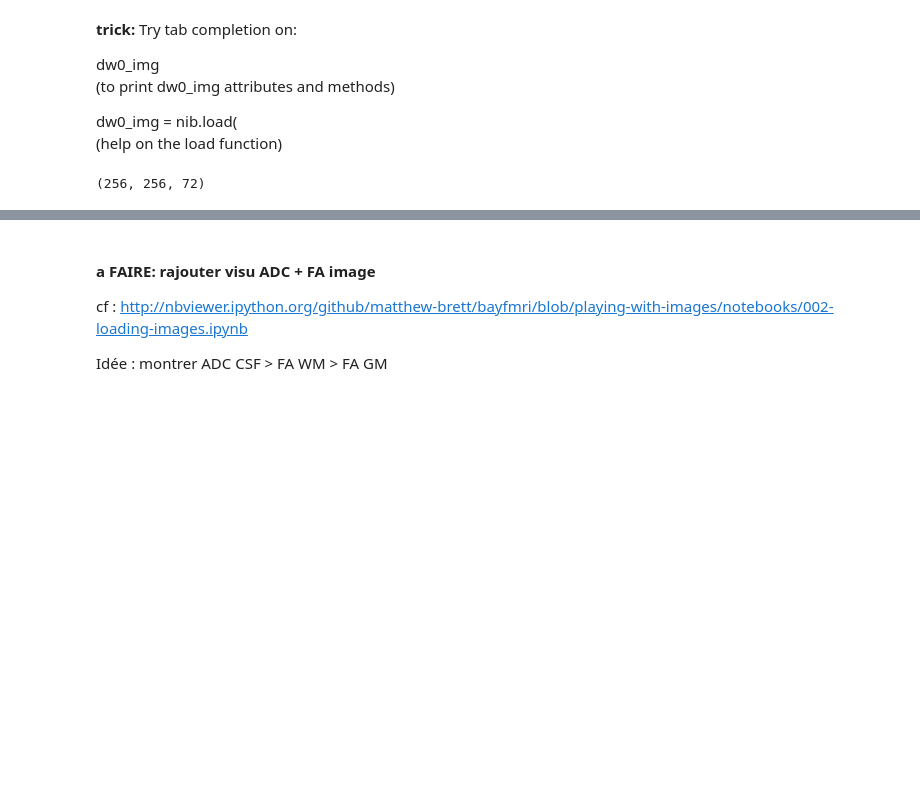
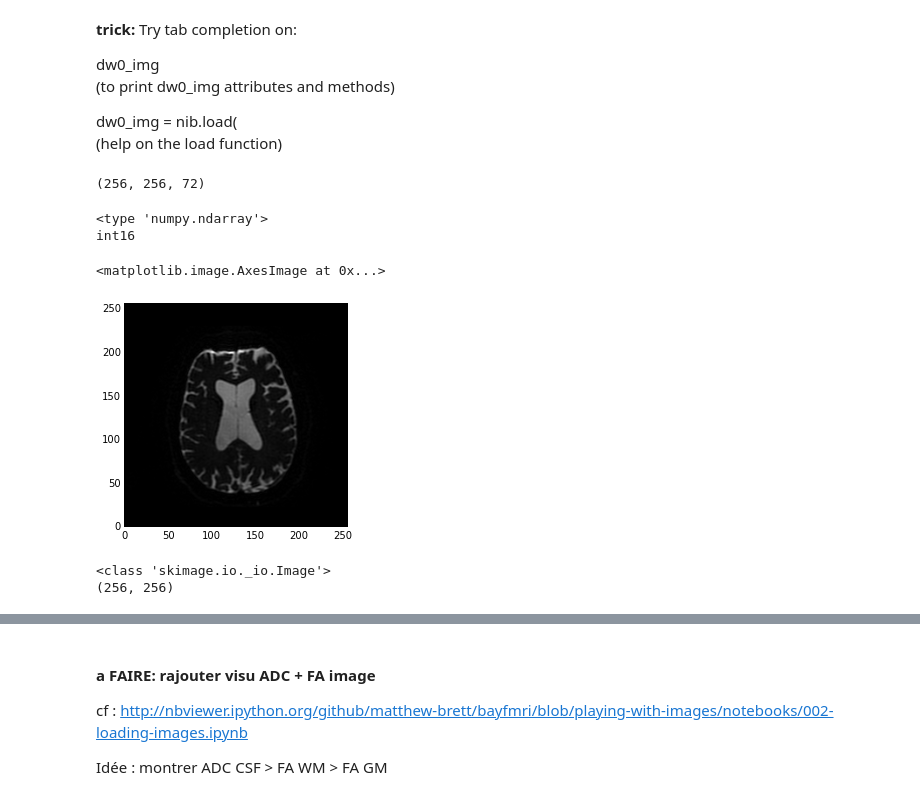
Before and after one commit to PaulineRoca/bme-master-dwmri, a Jupyter notebook: bme_dwi_practical.ipynb, the cells around one changed output, grey strips where cells are left out. Cells and saved outputs as stored; diff of their text form; code cells hidden in the pictures; blank space fills up the shorter version.

```diff
--- a/bme_dwi_practical.ipynb
+++ b/bme_dwi_practical.ipynb
@@ -118,7 +154,19 @@ dw0_img.shape
 (256, 256, 72)
 # %%
 dw0_arr = dw0_img.get_data() # get the data array
-type(dw0_arr)
+print type(dw0_arr)
+print dw0_arr.dtype
 middle_slice = dw0_arr[:,:,34]
-plt.imshow(middle_slice, cmap='gray')
-plt.show()
+plt.imshow(middle_slice.T, cmap='gray',origin="lower")
+# %% [output]
+<type 'numpy.ndarray'>
+int16
+<matplotlib.image.AxesImage at 0x...>
+[figure, added]
+# %%
+slicedw0_skimg = skimage.io.Image(middle_slice.T)
+print type(slicedw0_skimg)
+print slicedw0_skimg.shape
+# %% [output]
+<class 'skimage.io._io.Image'>
+(256, 256)
```
Also changed, not shown: parts of 33 cells of this notebook.
